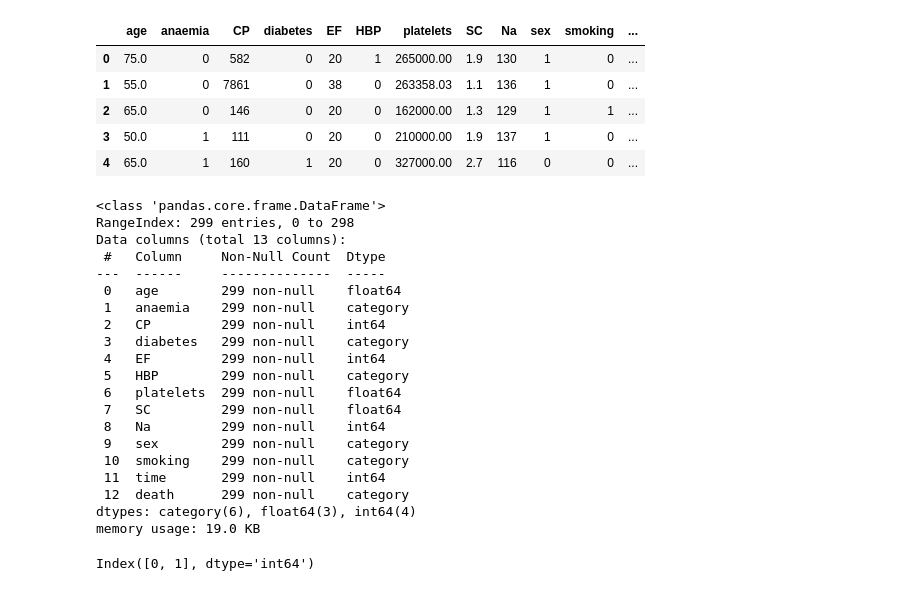
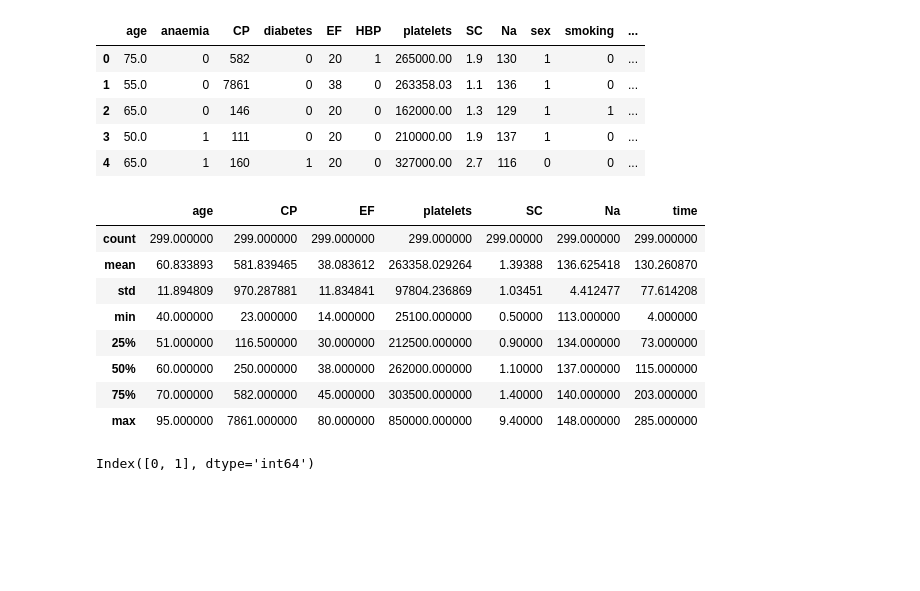
Before and after one commit to CZhakshylykova/Heart-Attack-Risk, a Jupyter notebook: Heart_attack.ipynb, the cells around one changed output. Cells and saved outputs as stored; diff of their text form; code cells hidden in the pictures; blank space fills up the shorter version.

```diff
--- a/Heart_attack.ipynb
+++ b/Heart_attack.ipynb
@@ -80,28 +80,17 @@ data.sex = data.sex.astype("category")
 data.smoking = data.smoking.astype("category")
 data.death = data.death.astype("category")
 # %%
-data.info()
+data.describe()
 # %% [output]
-<class 'pandas.core.frame.DataFrame'>
-RangeIndex: 299 entries, 0 to 298
-Data columns (total 13 columns):
- #   Column     Non-Null Count  Dtype
----  ------     --------------  -----
- 0   age        299 non-null    float64
- 1   anaemia    299 non-null    category
- 2   CP         299 non-null    int64
- 3   diabetes   299 non-null    category
- 4   EF         299 non-null    int64
- 5   HBP        299 non-null    category
- 6   platelets  299 non-null    float64
- 7   SC         299 non-null    float64
- 8   Na         299 non-null    int64
- 9   sex        299 non-null    category
- 10  smoking    299 non-null    category
- 11  time       299 non-null    int64
- 12  death      299 non-null    category
-dtypes: category(6), float64(3), int64(4)
-memory usage: 19.0 KB
+|  | age | CP | EF | platelets | SC | Na | time |
+| count | 299.000000 | 299.000000 | 299.000000 | 299.000000 | 299.00000 | 299.000000 | 299.000000 |
+| mean | 60.833893 | 581.839465 | 38.083612 | 263358.029264 | 1.39388 | 136.625418 | 130.260870 |
+| std | 11.894809 | 970.287881 | 11.834841 | 97804.236869 | 1.03451 | 4.412477 | 77.614208 |
+| min | 40.000000 | 23.000000 | 14.000000 | 25100.000000 | 0.50000 | 113.000000 | 4.000000 |
+| 25% | 51.000000 | 116.500000 | 30.000000 | 212500.000000 | 0.90000 | 134.000000 | 73.000000 |
+| 50% | 60.000000 | 250.000000 | 38.000000 | 262000.000000 | 1.10000 | 137.000000 | 115.000000 |
+| 75% | 70.000000 | 582.000000 | 45.000000 | 303500.000000 | 1.40000 | 140.000000 | 203.000000 |
+| max | 95.000000 | 7861.000000 | 80.000000 | 850000.000000 | 9.40000 | 148.000000 | 285.000000 |
 # %%
 data.death.cat.categories
 # %% [output]
```
Also changed, not shown: parts of 8 cells of this notebook, 4 other files.
